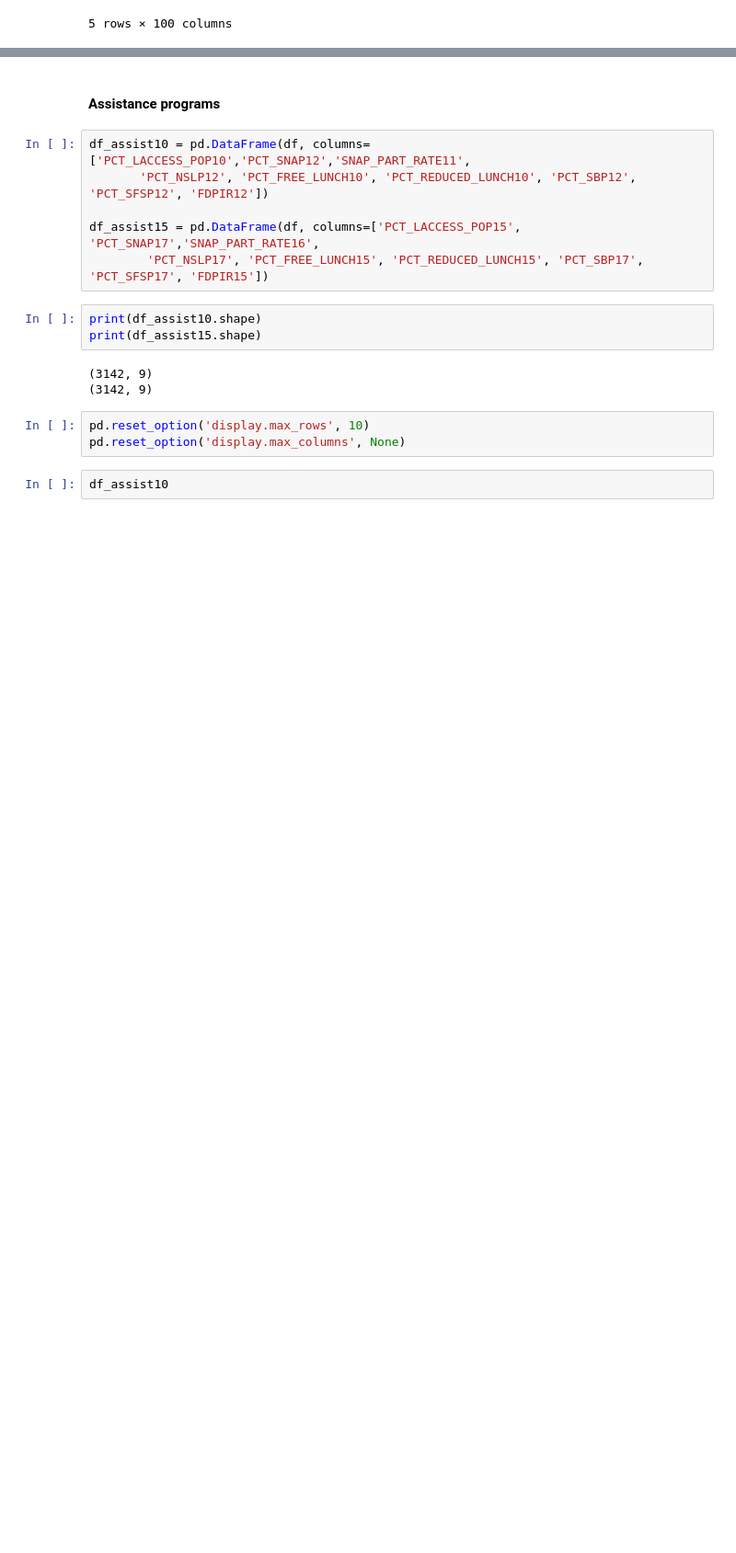
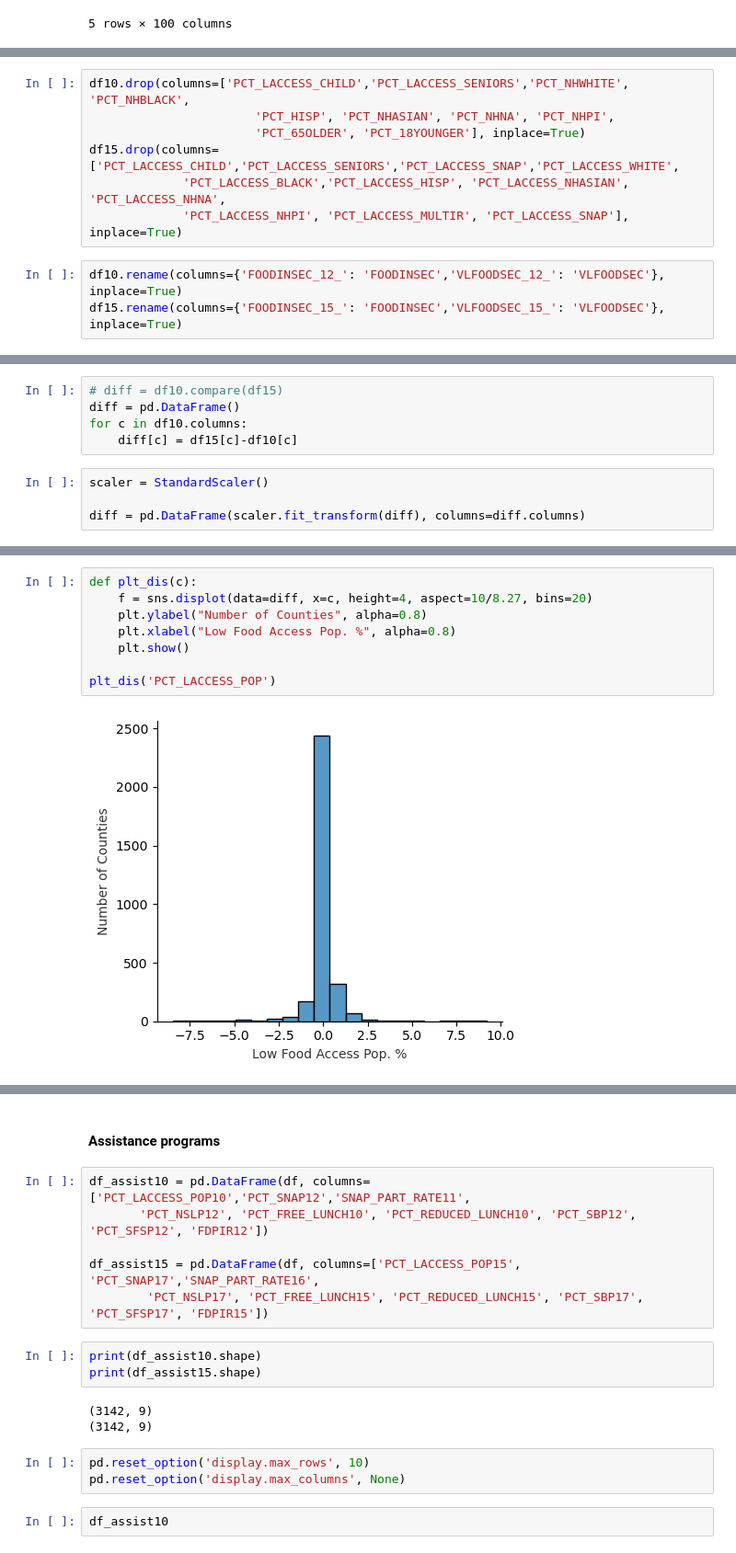
Before and after one commit to tsherpa9/capstone, a Jupyter notebook: src/Research Questions 2.ipynb, the cells around one changed output, grey strips where cells are left out. Shown: that part at 92% size. Saved outputs shown, nothing was run; the diff lists cells and outputs as text; blank space fills up the shorter version.

```diff
--- a/src/Research Questions 2.ipynb
+++ b/src/Research Questions 2.ipynb
@@ -80,0 +58,10 @@ df15 = pd.DataFrame(df, columns = df15_cols)
+# %%
+df10.drop(columns=['PCT_LACCESS_CHILD','PCT_LACCESS_SENIORS','PCT_NHWHITE', 'PCT_NHBLACK',
+                       'PCT_HISP', 'PCT_NHASIAN', 'PCT_NHNA', 'PCT_NHPI',
+                       'PCT_65OLDER', 'PCT_18YOUNGER'], inplace=True)
+df15.drop(columns=['PCT_LACCESS_CHILD','PCT_LACCESS_SENIORS','PCT_LACCESS_SNAP','PCT_LACCESS_WHITE',
+             'PCT_LACCESS_BLACK','PCT_LACCESS_HISP', 'PCT_LACCESS_NHASIAN', 'PCT_LACCESS_NHNA',
+             'PCT_LACCESS_NHPI', 'PCT_LACCESS_MULTIR', 'PCT_LACCESS_SNAP'], inplace=True)
+# %%
+df10.rename(columns={'FOODINSEC_12_': 'FOODINSEC','VLFOODSEC_12_': 'VLFOODSEC'}, inplace=True)
+df15.rename(columns={'FOODINSEC_15_': 'FOODINSEC','VLFOODSEC_15_': 'VLFOODSEC'}, inplace=True)
@@ -80,0 +88,9 @@ df15 = pd.DataFrame(df, columns = df15_cols)
+# %%
+# diff = df10.compare(df15)
+diff = pd.DataFrame()
+for c in df10.columns:
+    diff[c] = df15[c]-df10[c]
+# %%
+scaler = StandardScaler()
+
+diff = pd.DataFrame(scaler.fit_transform(diff), columns=diff.columns)
@@ -80,0 +127,10 @@ df15 = pd.DataFrame(df, columns = df15_cols)
+# %%
+def plt_dis(c):
+    f = sns.displot(data=diff, x=c, height=4, aspect=10/8.27, bins=20)
+    plt.ylabel("Number of Counties", alpha=0.8)
+    plt.xlabel("Low Food Access Pop. %", alpha=0.8)
+    plt.show()
+
+plt_dis('PCT_LACCESS_POP')
+# %% [output]
+[figure, added]
```
Also changed, not shown: parts of 13 cells of this notebook, 3 other files.
